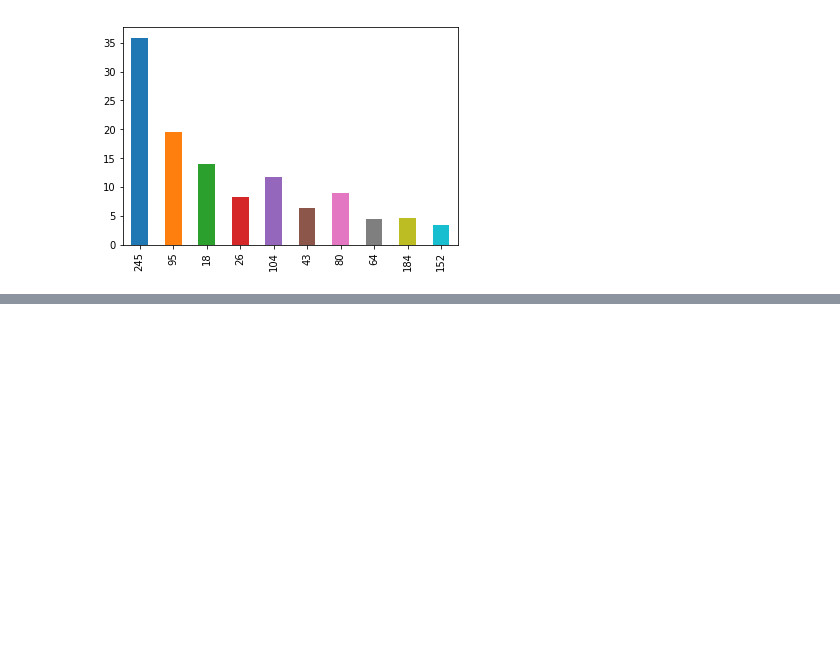
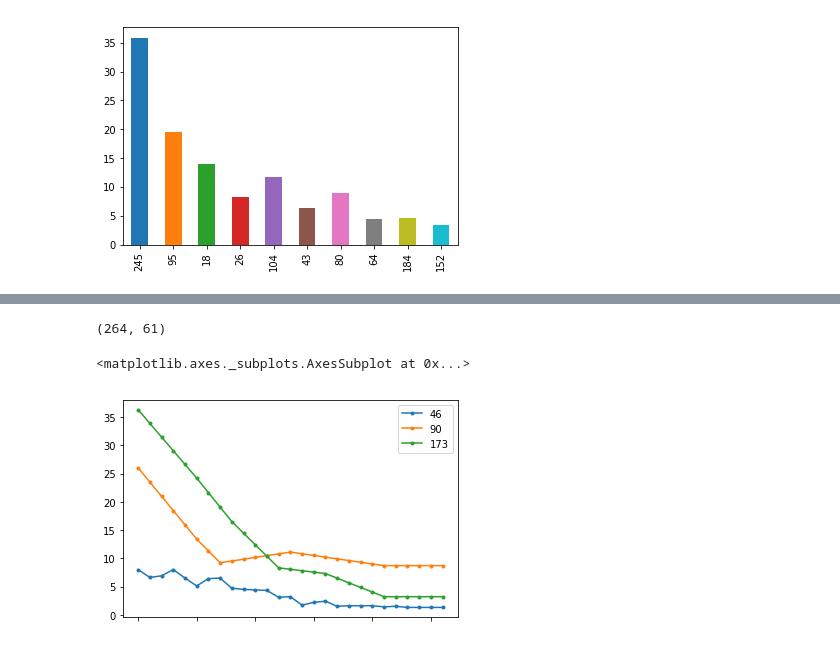
Before and after one commit to RasmusLumholdt/Assignment-4-pandas, a Jupyter notebook: assignment 4.ipynb, the cells around one changed output, grey strips where cells are left out. Cells and saved outputs as stored; diff of their text form; code cells hidden in the pictures; blank space fills up the shorter version.

```diff
--- a/assignment 4.ipynb
+++ b/assignment 4.ipynb
@@ -104,0 +91,17 @@ http://pandas.pydata.org/pandas-docs/stable/indexing.html#ix-indexer-is-deprecat
+# %%
+abs_pov_data = module1.read_csv()
+
+df = abs_pov_data[abs_pov_data['Country Name'].isin(
+        ['Guatemala', "Nicaragua", 'Costa Rica'])]
+df = df.T
+df = df.iloc[1:,0:].astype(float)
+df = df.interpolate()
+df = df.dropna()
+
+
+
+df.plot(marker='o', linestyle='-', ms=3)
+# %% [output]
+(264, 61)
+<matplotlib.axes._subplots.AxesSubplot at 0x...>
+[figure, added]
```
Also changed, not shown: parts of 4 cells of this notebook.
